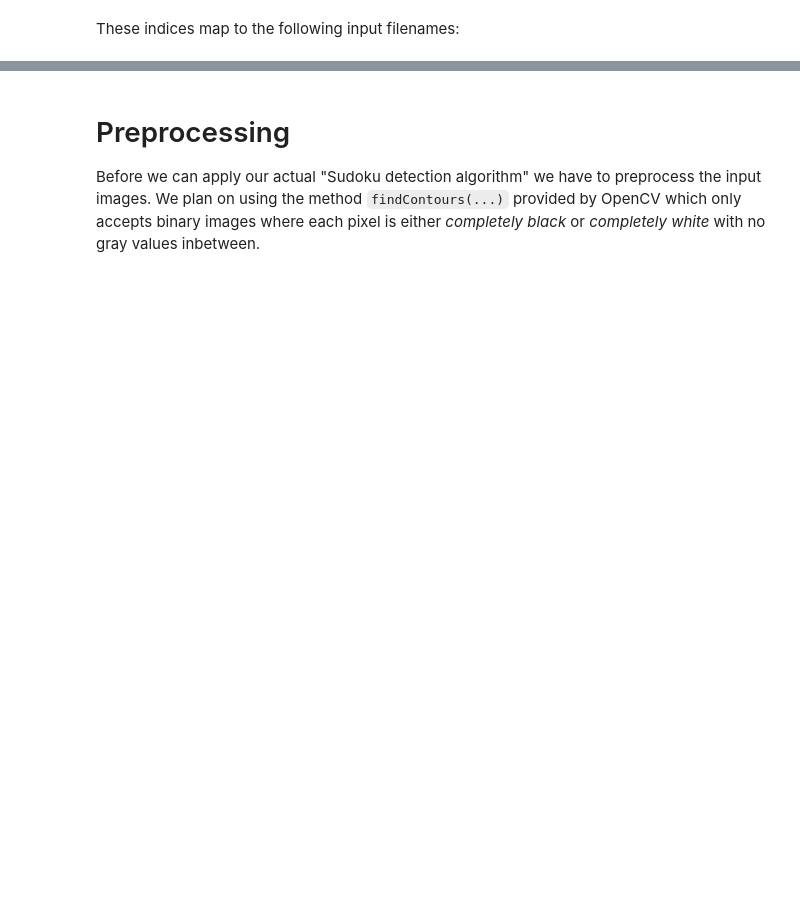
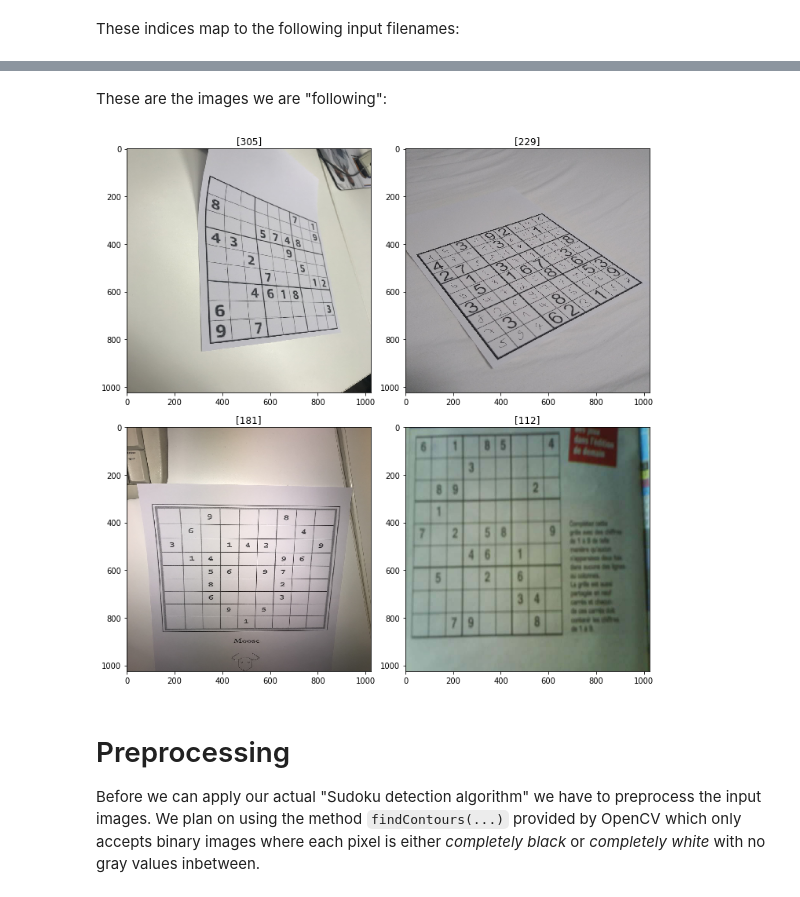
Before and after one commit to uol-mediaprocessing-201920/group-projects-sudoku-solver, a Jupyter notebook: main_detection.ipynb, the cells around one changed output, grey strips where cells are left out. Saved outputs shown, nothing was run; the diff lists cells and outputs as text; code cells hidden in the pictures; blank space fills up the shorter version.

```diff
--- a/main_detection.ipynb
+++ b/main_detection.ipynb
@@ -89,4 +91,10 @@ Index(['./sudoku_dataset_1024/train_247994761_empty/IMG_8773.JPG',
       dtype='object', name='input_filename')
+# %% [markdown]
+These are the images we are "following":
+# %%
+show_images(dataset["input_image"], i_samples=demo_indices)
+# %% [output]
+[figure, added]
 # %% [markdown]
 # Preprocessing
 
```
Also changed, not shown: parts of 22 cells of this notebook.
